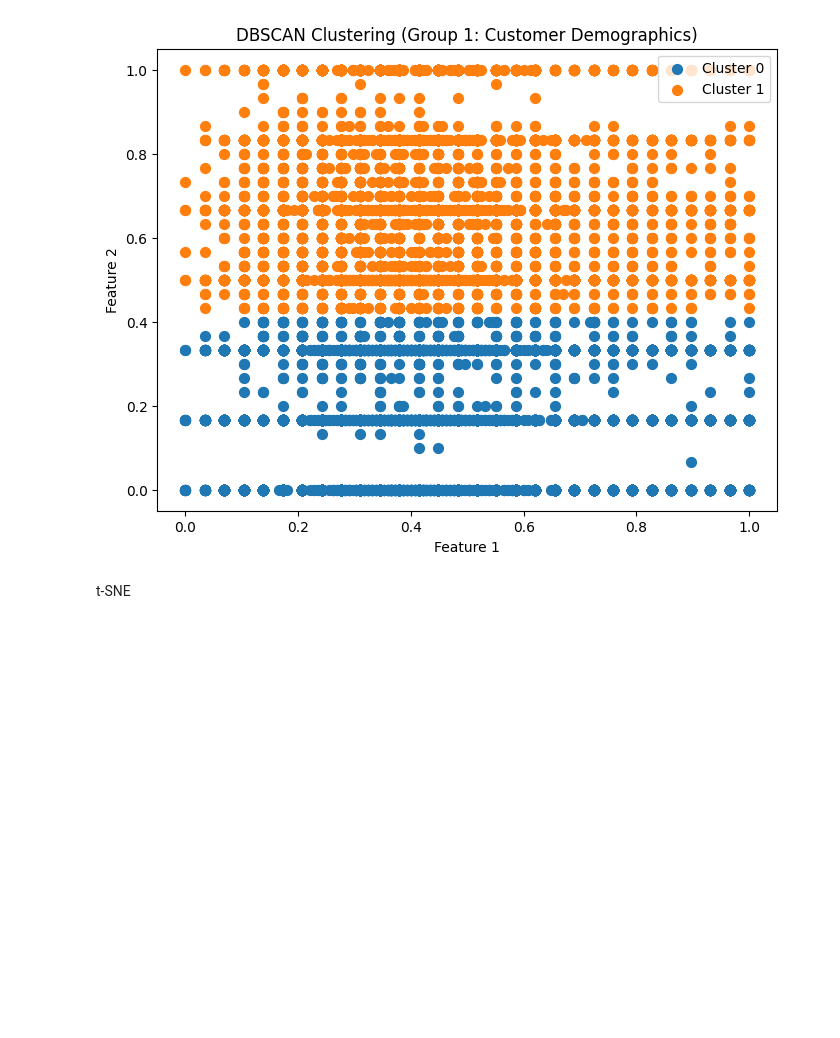
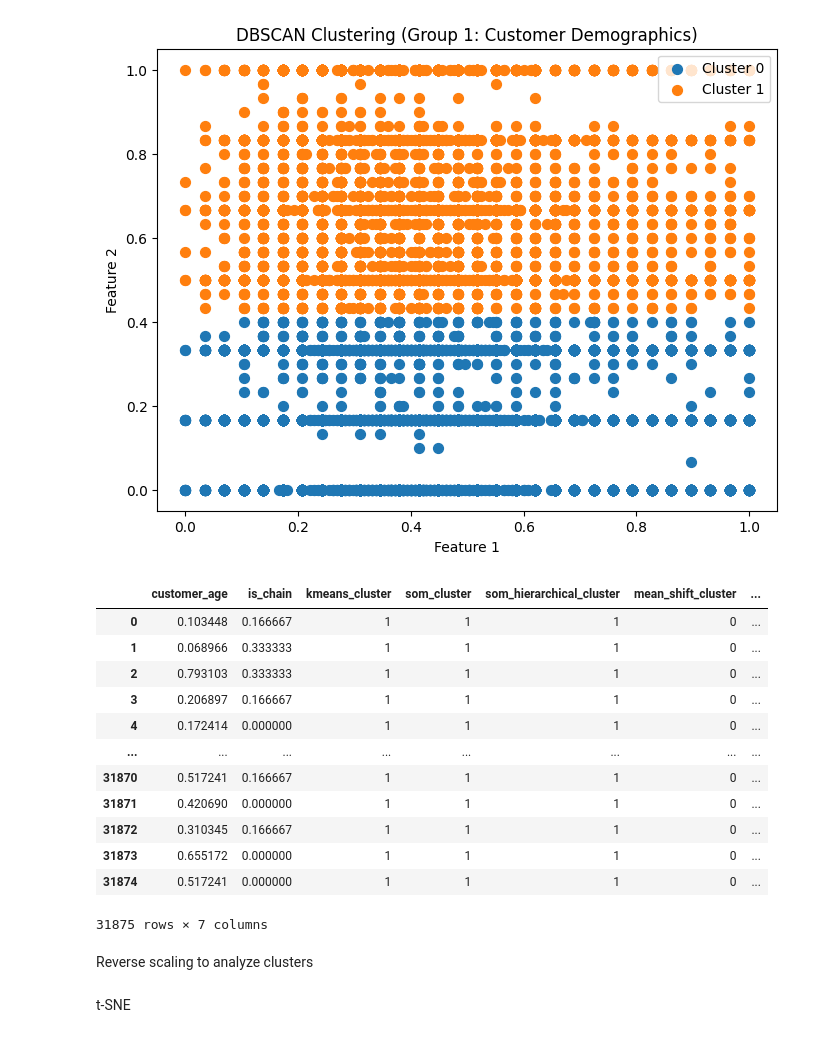
Before and after one commit to gugaaa1904/Data_Mining, a Jupyter notebook: Group 51 Clustering.ipynb, the cells around one changed output. Drawn from its saved outputs; the diff is of its cells as text; code cells hidden in the pictures; blank space fills up the shorter version.

```diff
--- a/Group 51 Clustering.ipynb
+++ b/Group 51 Clustering.ipynb
@@ -541,3 +543,21 @@ See the caveats in the documentation: https://pandas.pydata.org/pandas-docs/stab
 Group 1 (Customer Demographics) - Number of clusters identified by DBSCAN: 2
 DBSCAN Silhouette Score (Group 1): 0.8967
 [figure]
+# %%
+group_1
+# %% [output]
+|  | customer_age | is_chain | kmeans_cluster | som_cluster | som_hierarchical_cluster | mean_shift_cluster | ... |
+| 0 | 0.103448 | 0.166667 | 1 | 1 | 1 | 0 | ... |
+| 1 | 0.068966 | 0.333333 | 1 | 1 | 1 | 0 | ... |
+| 2 | 0.793103 | 0.333333 | 1 | 1 | 1 | 0 | ... |
+| 3 | 0.206897 | 0.166667 | 1 | 1 | 1 | 0 | ... |
+| 4 | 0.172414 | 0.000000 | 1 | 1 | 1 | 0 | ... |
+| ... | ... | ... | ... | ... | ... | ... | ... |
+| 31870 | 0.517241 | 0.166667 | 1 | 1 | 1 | 0 | ... |
+| 31871 | 0.420690 | 0.000000 | 1 | 1 | 1 | 0 | ... |
+| 31872 | 0.310345 | 0.166667 | 1 | 1 | 1 | 0 | ... |
+| 31873 | 0.655172 | 0.000000 | 1 | 1 | 1 | 0 | ... |
+| 31874 | 0.517241 | 0.000000 | 1 | 1 | 1 | 0 | ... |
+31875 rows × 7 columns
+# %% [markdown]
+Reverse scaling to analyze clusters
```
Also changed, not shown: parts of 22 cells of this notebook, 1 other file.
